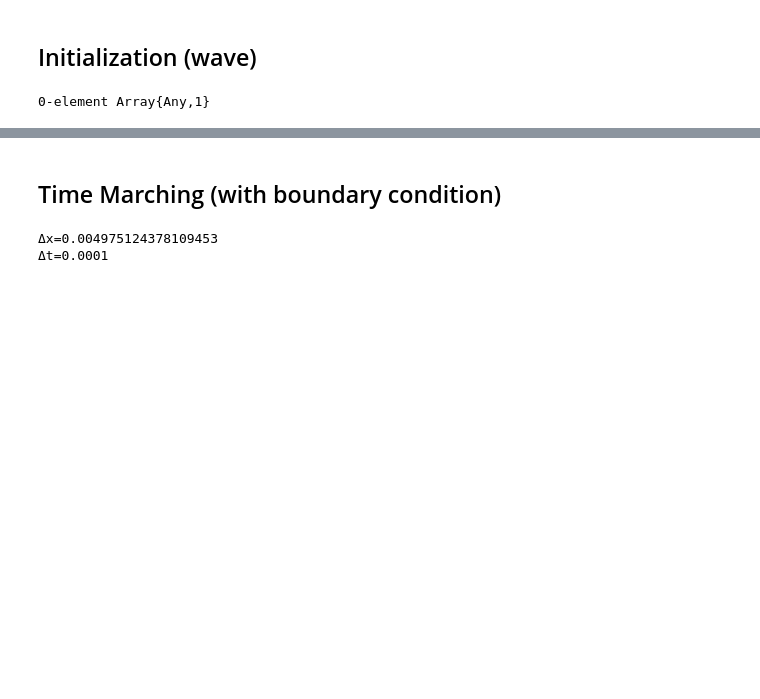
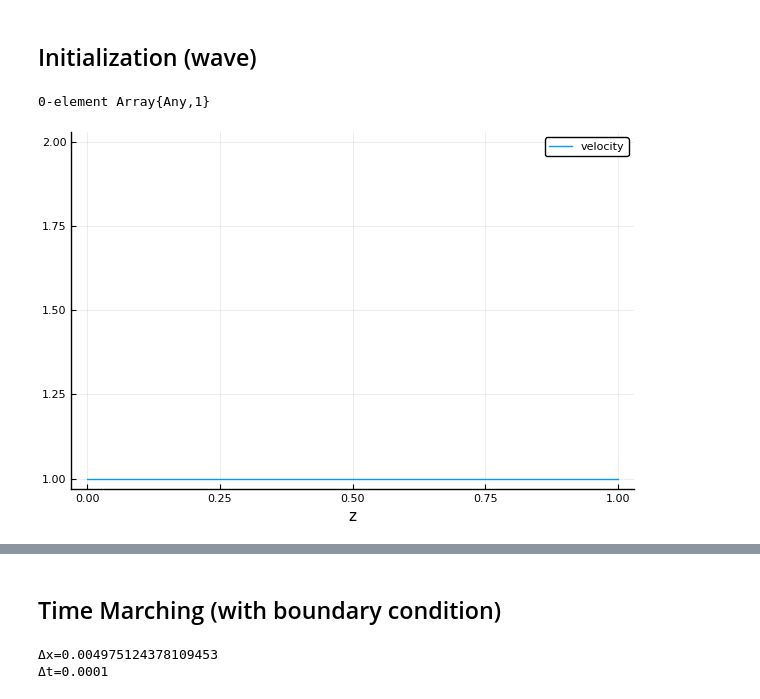
Before and after one commit to liyuxuan48/thermo-network, a Jupyter notebook: examples/wave propagation non-reflect outflow.ipynb, the cells around one changed output, grey strips where cells are left out. Cells and saved outputs as stored; diff of their text form; code cells hidden in the pictures; blank space fills up the shorter version.

Commit message:
added the plot of initial conditions

```diff
--- a/examples/wave propagation non-reflect outflow.ipynb
+++ b/examples/wave propagation non-reflect outflow.ipynb
@@ -64,2 +62,6 @@ righthand=[0;0;P/Ac*qw]
 # %% [output]
 0-element Array{Any,1}
+# %%
+  plot(ux,uueverythinginitial.u,xlabel="z",label="velocity")
+# %% [output]
+[figure, added]
```
Also changed, not shown: parts of 4 cells of this notebook, 1 other file.
